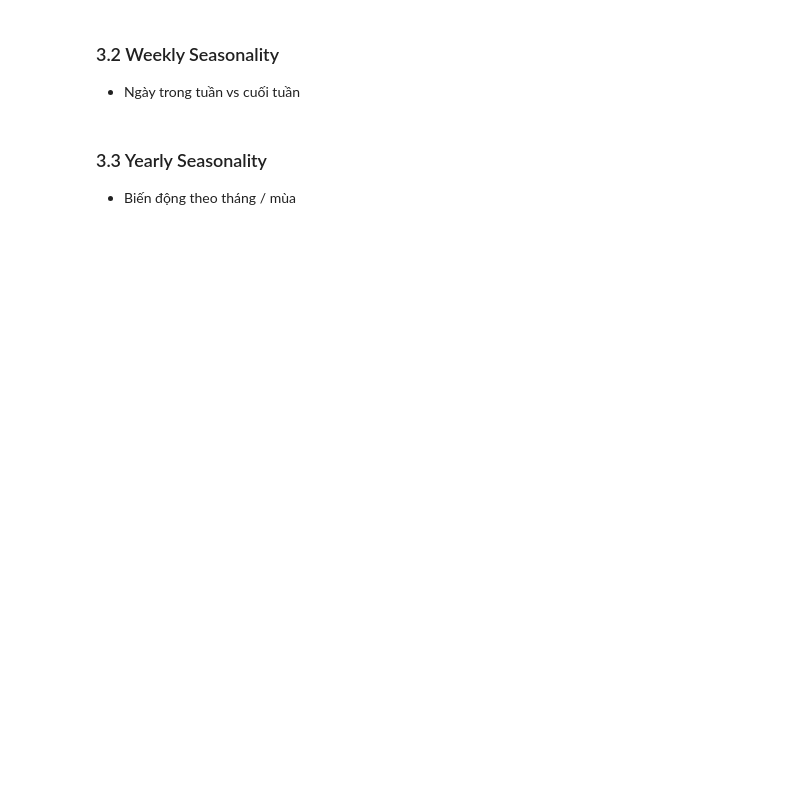
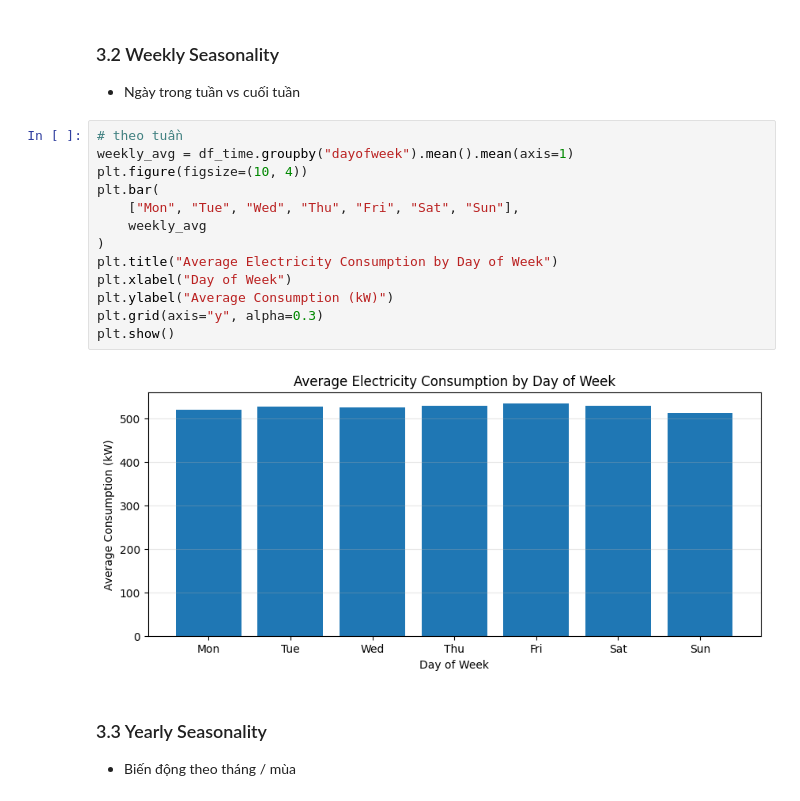
Before and after one commit to Dai-Nguyen1506/Electricity-Load-Diagrams, a Jupyter notebook: notebooks/02_eda.ipynb, the cells around one changed output. Saved outputs shown, nothing was run; the diff lists cells and outputs as text; blank space fills up the shorter version.

```diff
--- a/notebooks/02_eda.ipynb
+++ b/notebooks/02_eda.ipynb
@@ -55,6 +99,21 @@ plt.show()
 # %% [markdown]
 ### 3.2 Weekly Seasonality
 - Ngày trong tuần vs cuối tuần
+# %%
+# theo tuần
+weekly_avg = df_time.groupby("dayofweek").mean().mean(axis=1)
+plt.figure(figsize=(10, 4))
+plt.bar(
+    ["Mon", "Tue", "Wed", "Thu", "Fri", "Sat", "Sun"],
+    weekly_avg
+)
+plt.title("Average Electricity Consumption by Day of Week")
+plt.xlabel("Day of Week")
+plt.ylabel("Average Consumption (kW)")
+plt.grid(axis="y", alpha=0.3)
+plt.show()
+# %% [output]
+[figure, added]
 # %% [markdown]
 ### 3.3 Yearly Seasonality
 - Biến động theo tháng / mùa
```
Also changed, not shown: parts of 12 cells of this notebook.
